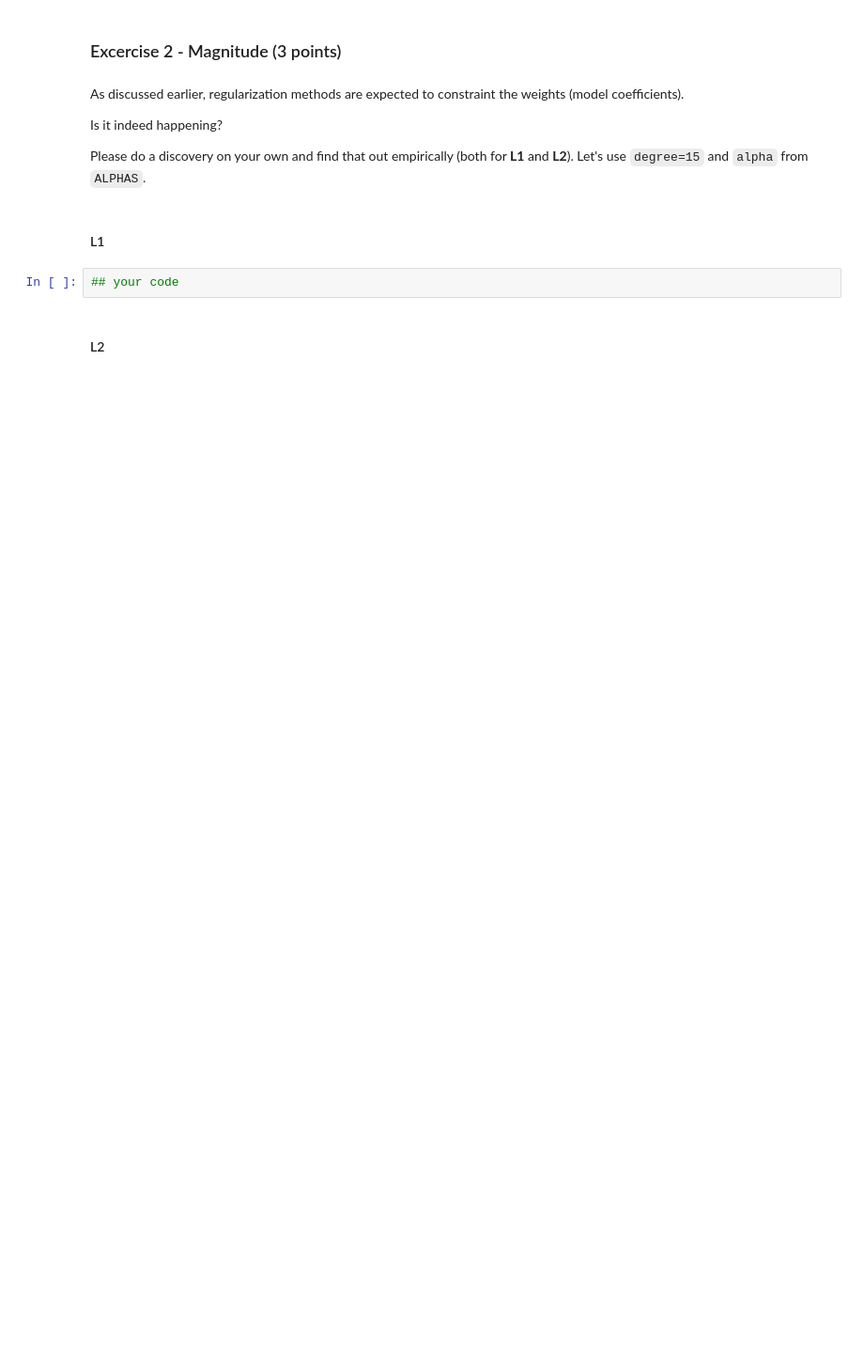
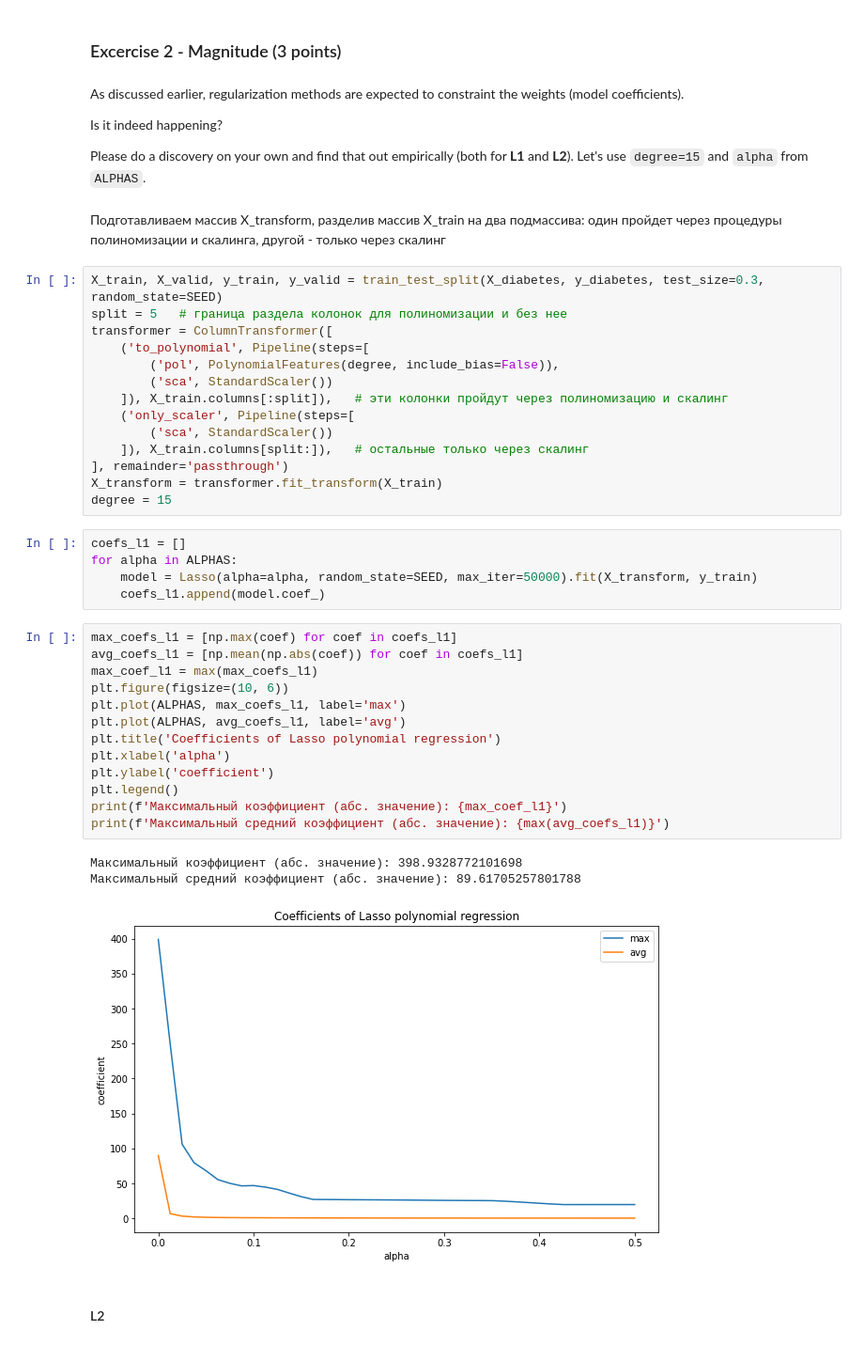
Before and after one commit to vilen-kim/4_overfitting_regularization, a Jupyter notebook: overfitting_regularization.ipynb, the cells around one changed output. Shown at 94% size. Saved outputs shown, nothing was run; the diff lists cells and outputs as text; blank space fills up the shorter version.

```diff
--- a/overfitting_regularization.ipynb
+++ b/overfitting_regularization.ipynb
@@ -396,9 +398,43 @@ As discussed earlier, regularization methods are expected to constraint the weig
 Is it indeed happening?
 
 Please do a discovery on your own and find that out empirically (both for **L1** and **L2**). Let's use `degree=15` and `alpha` from `ALPHAS`.
-# %% [markdown]
-#### L1
-# %%
-## your code
+# %% [markdown]
+Подготавливаем массив X_transform, разделив массив X_train на два подмассива: один пройдет через процедуры полиномизации и скалинга, другой - только через скалинг
+# %%
+X_train, X_valid, y_train, y_valid = train_test_split(X_diabetes, y_diabetes, test_size=0.3, random_state=SEED)
+split = 5   # граница раздела колонок для полиномизации и без нее
+transformer = ColumnTransformer([
+    ('to_polynomial', Pipeline(steps=[
+        ('pol', PolynomialFeatures(degree, include_bias=False)),
+        ('sca', StandardScaler())
+    ]), X_train.columns[:split]),   # эти колонки пройдут через полиномизацию и скалинг
+    ('only_scaler', Pipeline(steps=[
+        ('sca', StandardScaler())
+    ]), X_train.columns[split:]),   # остальные только через скалинг
+], remainder='passthrough')
+X_transform = transformer.fit_transform(X_train)
+degree = 15
+# %%
+coefs_l1 = []
+for alpha in ALPHAS:
+    model = Lasso(alpha=alpha, random_state=SEED, max_iter=50000).fit(X_transform, y_train)
+    coefs_l1.append(model.coef_)
+# %%
+max_coefs_l1 = [np.max(coef) for coef in coefs_l1]
+avg_coefs_l1 = [np.mean(np.abs(coef)) for coef in coefs_l1]
+max_coef_l1 = max(max_coefs_l1)
+plt.figure(figsize=(10, 6))
+plt.plot(ALPHAS, max_coefs_l1, label='max')
+plt.plot(ALPHAS, avg_coefs_l1, label='avg')
+plt.title('Coefficients of Lasso polynomial regression')
+plt.xlabel('alpha')
+plt.ylabel('coefficient')
+plt.legend()
+print(f'Максимальный коэффициент (абс. значение): {max_coef_l1}')
+print(f'Максимальный средний коэффициент (абс. значение): {max(avg_coefs_l1)}')
+# %% [output]
+Максимальный коэффициент (абс. значение): 398.9328772101698
+Максимальный средний коэффициент (абс. значение): 89.61705257801788
+[figure, added]
 # %% [markdown]
 #### L2
```
Also changed, not shown: parts of 8 cells of this notebook.
